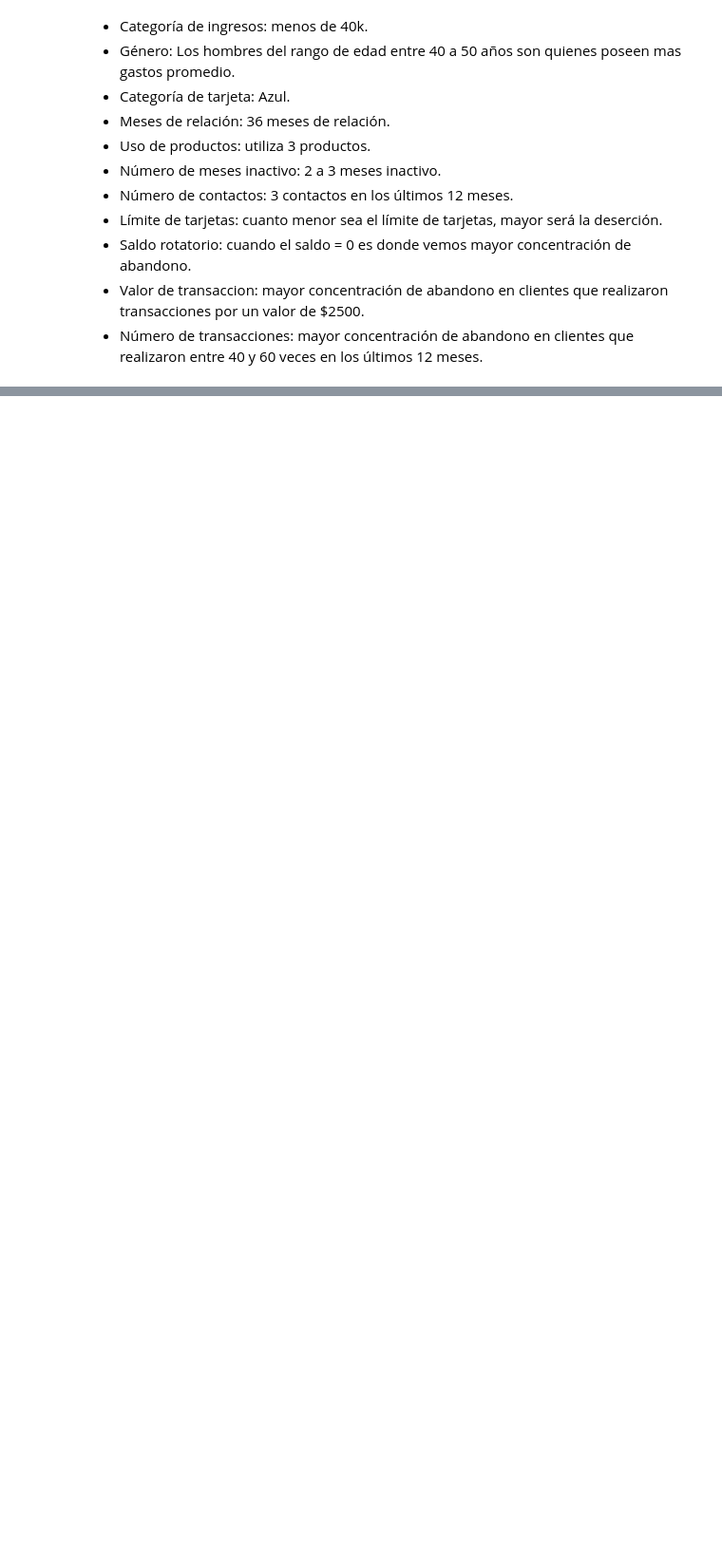
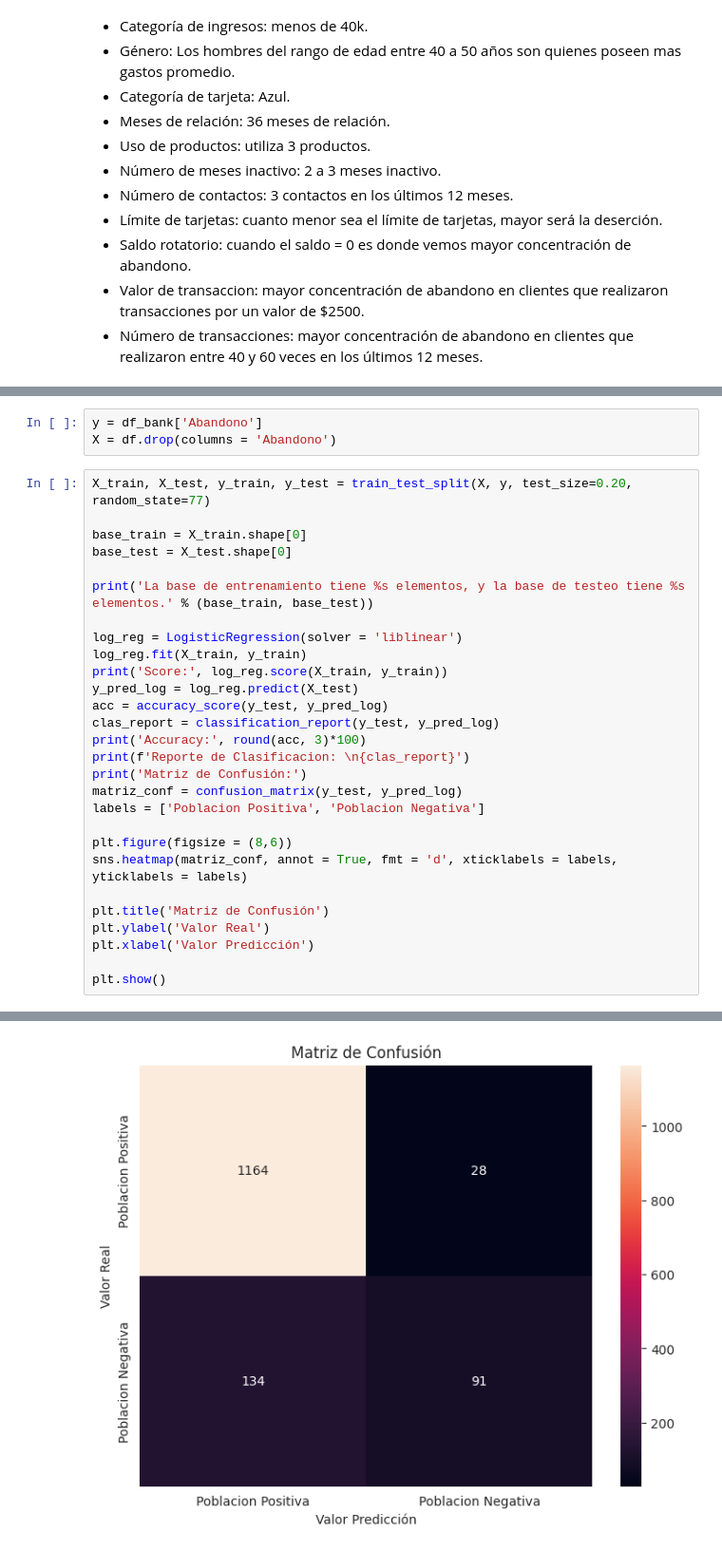
Before and after one commit to walterfolk/data_science_II_CODER, a Jupyter notebook: Proyecto_DS_II_FOLK.ipynb, the cells around one changed output, grey strips where cells are left out. Shown at 95% size. Drawn from its saved outputs; the diff is of its cells as text; blank space fills up the shorter version.

```diff
--- a/Proyecto_DS_II_FOLK.ipynb
+++ b/Proyecto_DS_II_FOLK.ipynb
@@ -693,0 +713,32 @@ plt.show()
+# %%
+y = df_bank['Abandono']
+X = df.drop(columns = 'Abandono')
+# %%
+X_train, X_test, y_train, y_test = train_test_split(X, y, test_size=0.20, random_state=77)
+
+base_train = X_train.shape[0]
+base_test = X_test.shape[0]
+
+print('La base de entrenamiento tiene %s elementos, y la base de testeo tiene %s elementos.' % (base_train, base_test))
+
+log_reg = LogisticRegression(solver = 'liblinear')
+log_reg.fit(X_train, y_train)
+print('Score:', log_reg.score(X_train, y_train))
+y_pred_log = log_reg.predict(X_test)
+acc = accuracy_score(y_test, y_pred_log)
+clas_report = classification_report(y_test, y_pred_log)
+print('Accuracy:', round(acc, 3)*100)
+print(f'Reporte de Clasificacion: \n{clas_report}')
+print('Matriz de Confusión:')
+matriz_conf = confusion_matrix(y_test, y_pred_log)
+labels = ['Poblacion Positiva', 'Poblacion Negativa']
+
+plt.figure(figsize = (8,6))
+sns.heatmap(matriz_conf, annot = True, fmt = 'd', xticklabels = labels, yticklabels = labels)
+
+plt.title('Matriz de Confusión')
+plt.ylabel('Valor Real')
+plt.xlabel('Valor Predicción')
+
+plt.show()
+# %% [output]
@@ -693,0 +759 @@ plt.show()
+[figure, added]
```
Also changed, not shown: parts of 23 cells of this notebook.
